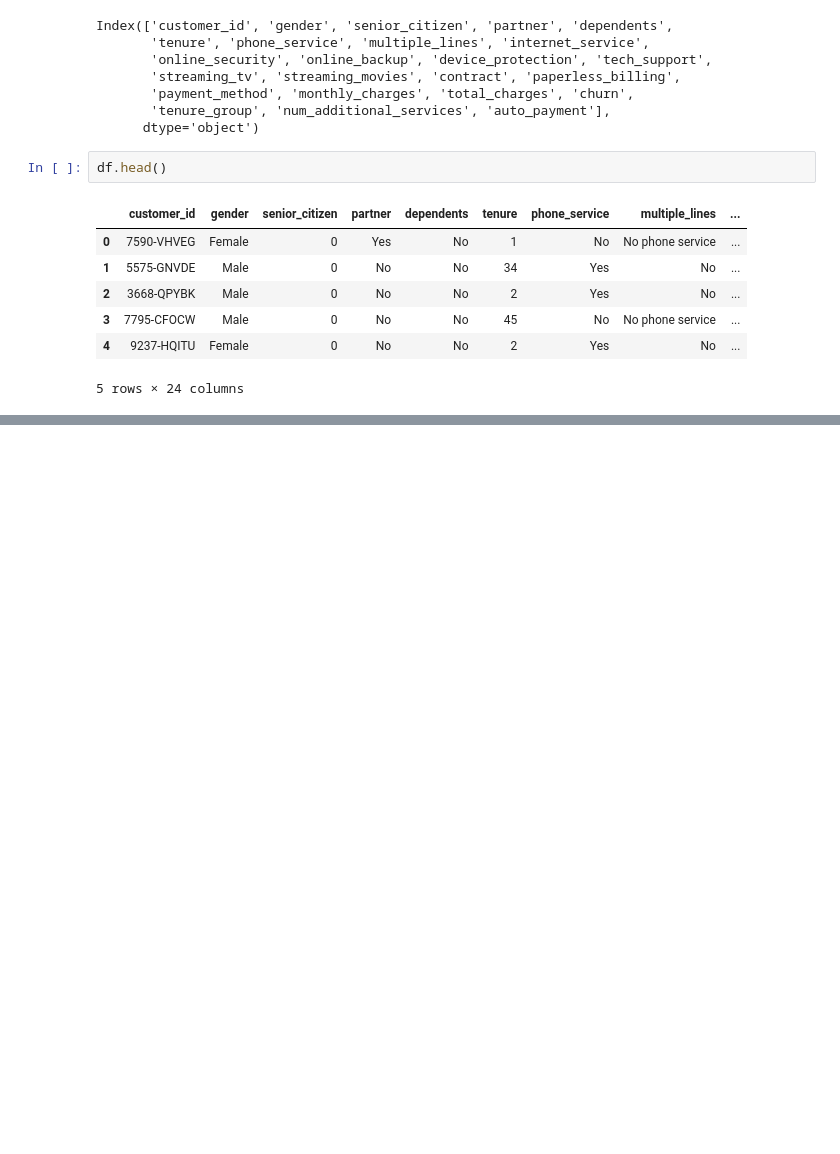
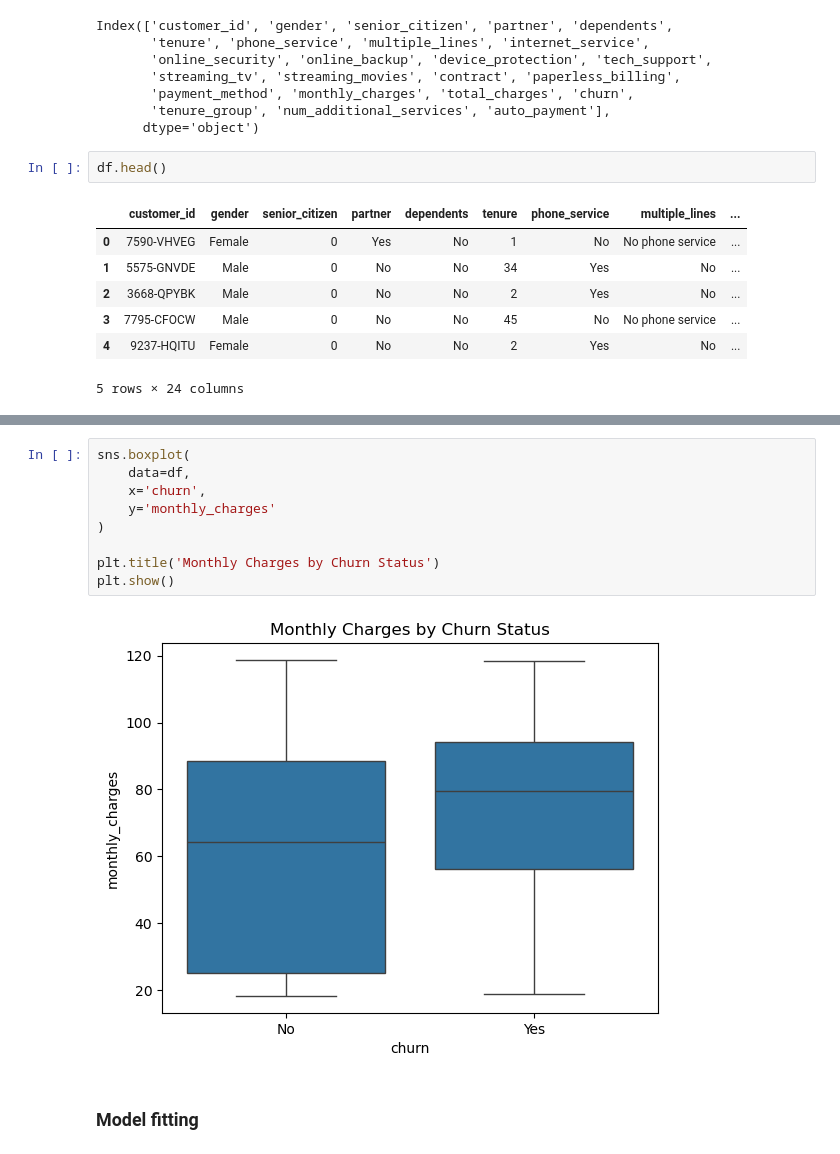
Before and after one commit to CocoooLi/customer_behaviour_analysis, a Jupyter notebook: Telco_Customer_Behavior_Analysis.ipynb, the cells around one changed output, grey strips where cells are left out. Saved outputs shown, nothing was run; the diff lists cells and outputs as text; blank space fills up the shorter version.

```diff
--- a/Telco_Customer_Behavior_Analysis.ipynb
+++ b/Telco_Customer_Behavior_Analysis.ipynb
@@ -197,0 +233,13 @@ Data uploaded successfully.
+# %%
+sns.boxplot(
+    data=df,
+    x='churn',
+    y='monthly_charges'
+)
+
+plt.title('Monthly Charges by Churn Status')
+plt.show()
+# %% [output]
+[figure, added]
+# %% [markdown]
+### Model fitting
```
Also changed, not shown: parts of 16 cells of this notebook.
